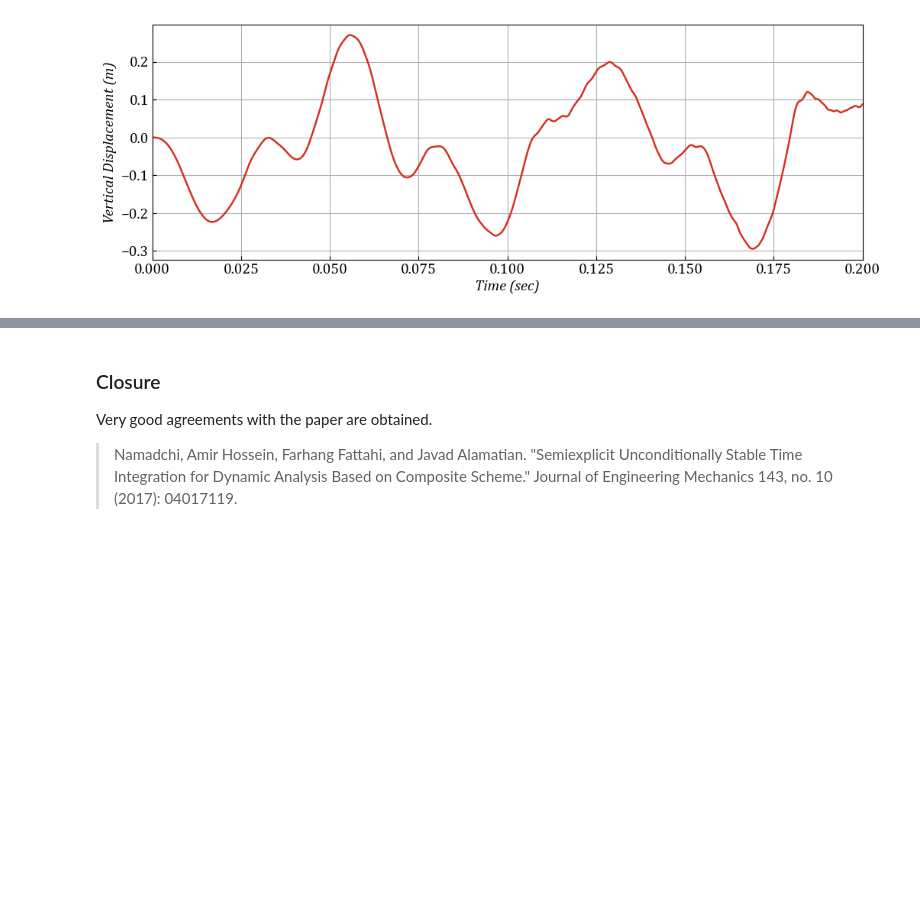
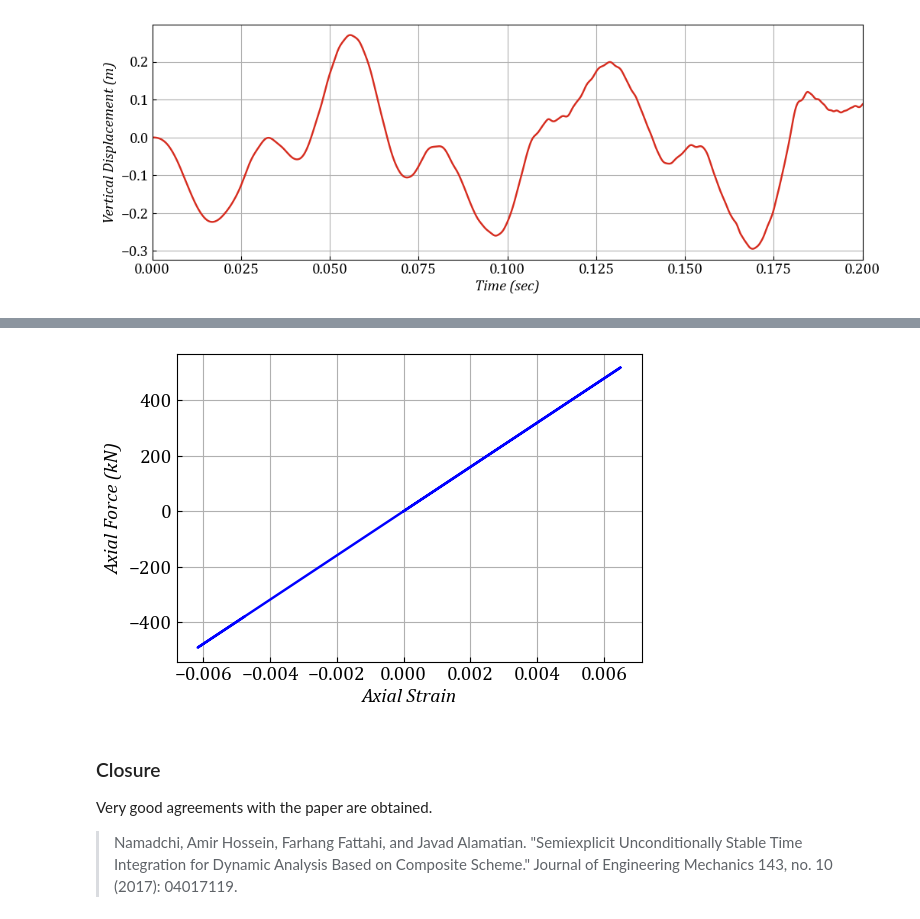
Before and after one commit to sahilkur36/opstool, a Jupyter notebook: docs/examples/vis/DLSDome/Double_layer_shallow_dome.ipynb, the cells around one changed output, grey strips where cells are left out. Cells and saved outputs as stored; diff of their text form; code cells hidden in the pictures; blank space fills up the shorter version.

```diff
--- a/docs/examples/vis/DLSDome/Double_layer_shallow_dome.ipynb
+++ b/docs/examples/vis/DLSDome/Double_layer_shallow_dome.ipynb
@@ -236,0 +240,3 @@ plt.xticks(fontname="Cambria", fontsize=14);
+# %%
+ele_resp = opst.post.get_element_responses(odb_tag=1, ele_type="Truss")
+print(ele_resp.head())
@@ -237,3 +255,20 @@ plt.xticks(fontname="Cambria", fontsize=14);
+# %%
+force = ele_resp["axialForce"].sel(eleTags=10)
+defo = ele_resp["axialDefo"].sel(eleTags=10)
+# %%
+plt.figure(figsize=(6, 4))
+plt.plot(defo, force, color="blue", linewidth=1.75)
+plt.ylabel(
+    "Axial Force (kN)",
+    {"fontname": "Cambria", "fontstyle": "italic", "size": 14},
+)
+plt.xlabel("Axial Strain", {"fontname": "Cambria", "fontstyle": "italic", "size": 14})
+plt.grid()
+plt.yticks(fontname="Cambria", fontsize=14)
+plt.xticks(fontname="Cambria", fontsize=14)
+plt.show()
+# %% [output]
+[figure, added]
 # %% [markdown]
 ### Closure
 Very good agreements with the paper are obtained.
```
Also changed, not shown: parts of 4 cells of this notebook, 2 other files.
